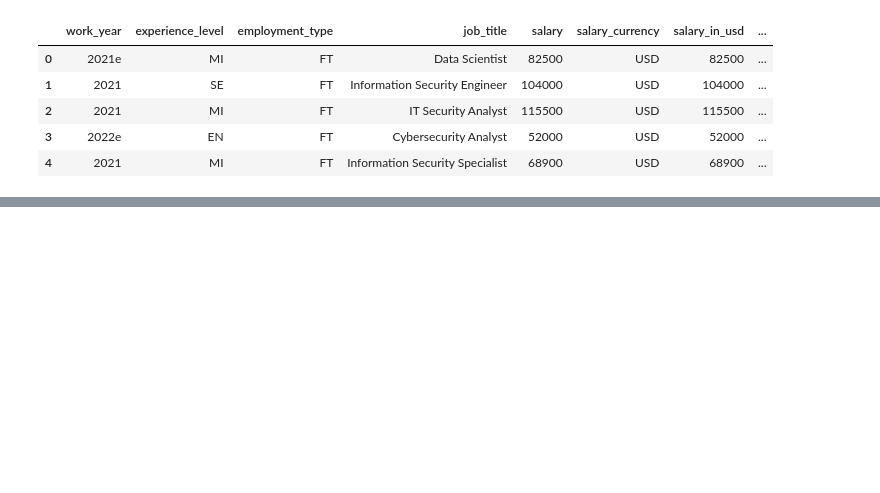
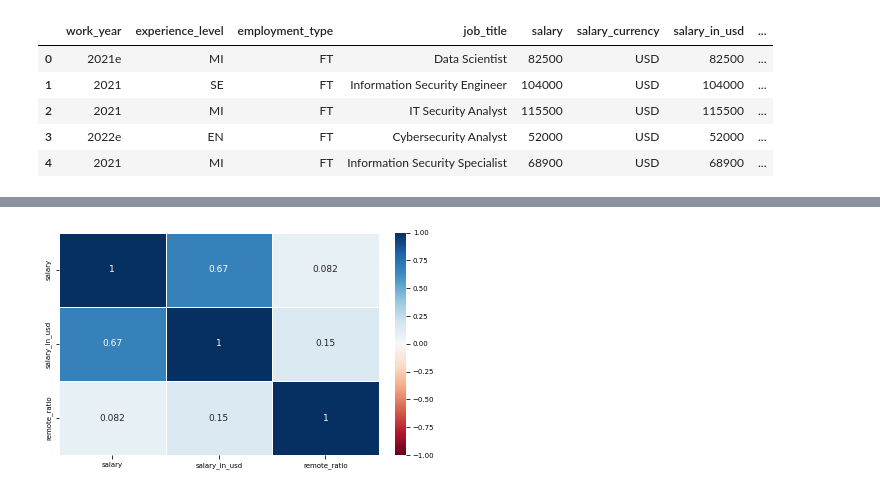
Before and after one commit to manuelarns/Data-Literacy-Project, a Jupyter notebook: src/main.ipynb, the cells around one changed output, grey strips where cells are left out. Saved outputs shown, nothing was run; the diff lists cells and outputs as text; code cells hidden in the pictures; blank space fills up the shorter version.

Commit message:
correlation matrix

```diff
--- a/src/main.ipynb
+++ b/src/main.ipynb
@@ -101,0 +107,14 @@ See the caveats in the documentation: https://pandas.pydata.org/pandas-docs/stab
+# %%
+import seaborn as sns
+
+import matplotlib.pyplot as plt
+
+plt.rcParams.update(bundles.neurips2021(usetex=False))
+
+heatmap = sns.heatmap(salaries.corr(method='spearman'), annot=True, cmap='RdBu', vmin=-1, vmax=1, linewidths=.5)
+
+#hm.set(xlabel='IRIS Flower Details', ylabel='IRIS Flower Details', title = "Correlation matrix of IRIS data")
+
+plt.show()
+# %% [output]
+[figure, added]
```
Also changed, not shown: parts of 4 cells of this notebook, 4 other files.
